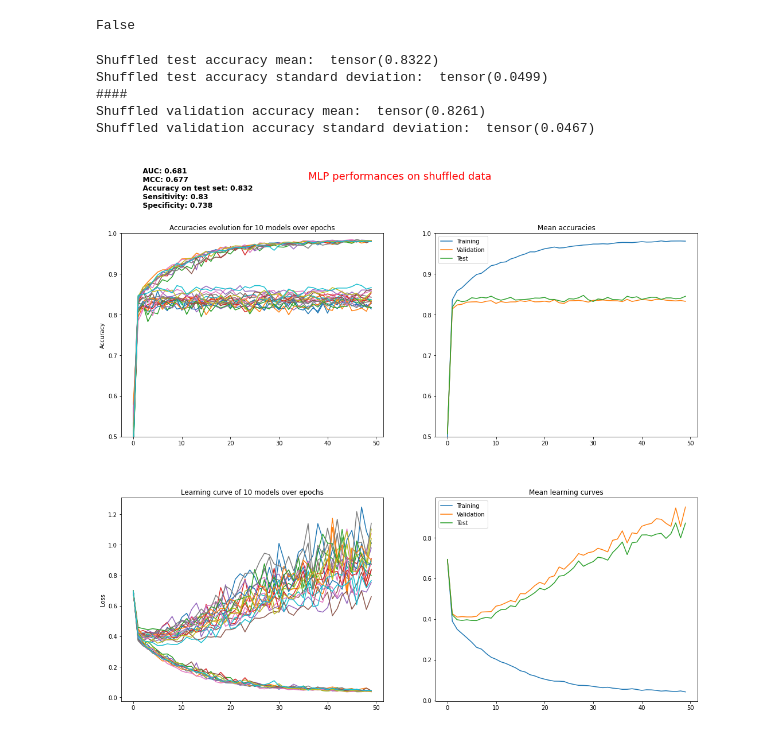
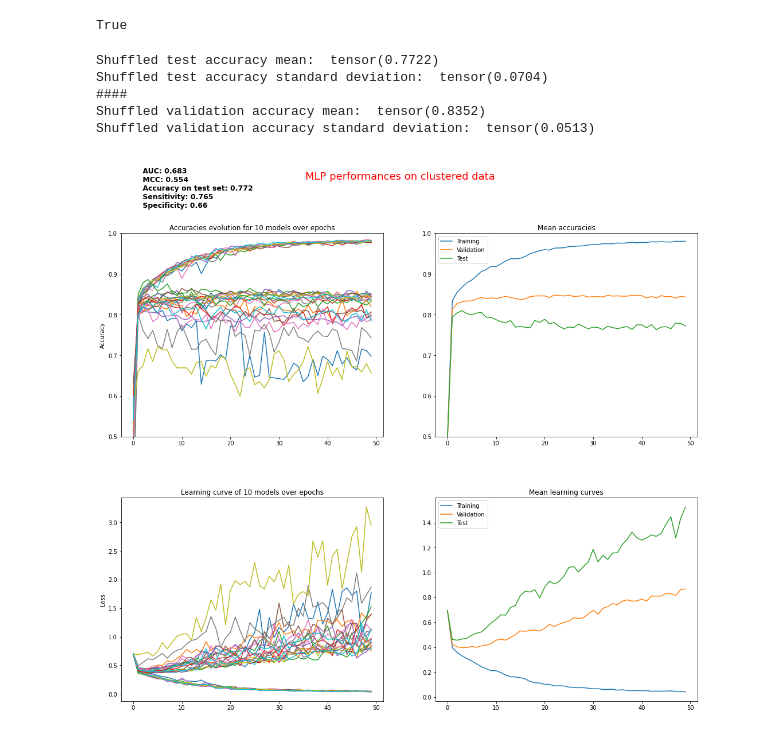
Before and after one commit to DeepRank/3D-Vac, a Jupyter notebook: src/5_train_models/explore_class_seq_xvalidation.ipynb, the cells around one changed output. Cells and saved outputs as stored; diff of their text form; code cells hidden in the pictures.

```diff
--- a/src/5_train_models/explore_class_seq_xvalidation.ipynb
+++ b/src/5_train_models/explore_class_seq_xvalidation.ipynb
@@ -84,7 +84,7 @@ aucs, mccs, \
 train_accuracies, valid_accuracies, test_accuracies, \
 train_tpr, valid_tpr, test_tpr, \
 train_tnr, valid_tnr, test_tnr, \
-train_losses, valid_losses, test_losses = get_metrics(models_path + model_names["shuffled"])
+train_losses, valid_losses, test_losses = get_metrics(models_path + model_names["clustered"])
 
 aucs = torch.tensor(aucs)
 mccs = torch.tensor(mccs)
@@ -105,11 +105,11 @@ train_losses = torch.permute(torch.tensor(train_losses), (1,0))
 valid_losses = torch.permute(torch.tensor(valid_losses), (1,0))
 test_losses = torch.permute(torch.tensor(test_losses), (1,0))
 # %% [output]
-False
+True
 # %%
 fig = plt.figure(figsize=(18,15))
 ((ax1, ax2), (ax3, ax4)) = fig.subplots(2, 2)
-fig.suptitle(f"MLP performances on shuffled data", color="red", fontsize=18)
+fig.suptitle(f"MLP performances on clustered data", color="red", fontsize=18)
 fig.text(
     0.15,1,
     f"\n AUC: {aucs.mean():.3} \n MCC: {mccs.mean():.3} \n \
@@ -133,36 +133,36 @@ ax2.plot(e, train_accuracies.mean(1))
 ax2.plot(e, valid_accuracies.mean(1))
 ax2.plot(e, test_accuracies.mean(1))
 ax2.set_title("Mean accuracies")
 ax2.legend(["Training", "Validation", "Test"])
 ax2.set_ylim(0.5,1)
 
 ax3.plot(e, train_losses)
 ax3.plot(e, valid_losses)
 ax3.plot(e, test_losses)
 ax3.set_ylabel("Loss")
 ax3.set_title("Learning curve of 10 models over epochs")
 
 ax4.plot(e, train_losses.mean(1))
 ax4.plot(e, valid_losses.mean(1))
 ax4.plot(e, test_losses.mean(1))
 ax4.set_title("Mean learning curves")
 ax4.legend(["Training", "Validation", "Test"])
 
 fig.subplots_adjust(
     wspace=.2,
     hspace=.3
 )
-fig.savefig("./shuffled_mlp_results.png", transparent=False, facecolor="white")
+fig.savefig("./clustered_mlp_results.png", transparent=False, facecolor="white")
 print("Shuffled test accuracy mean: ", test_accuracies.mean())
 print("Shuffled test accuracy standard deviation: ", test_accuracies.std())
 print("####")
 print("Shuffled validation accuracy mean: ", valid_accuracies.mean())
 print("Shuffled validation accuracy standard deviation: ", valid_accuracies.std())
 print()
 # %% [output]
-Shuffled test accuracy mean:  tensor(0.8322)
-Shuffled test accuracy standard deviation:  tensor(0.0499)
+Shuffled test accuracy mean:  tensor(0.7722)
+Shuffled test accuracy standard deviation:  tensor(0.0704)
 ####
-Shuffled validation accuracy mean:  tensor(0.8261)
-Shuffled validation accuracy standard deviation:  tensor(0.0467)
+Shuffled validation accuracy mean:  tensor(0.8352)
+Shuffled validation accuracy standard deviation:  tensor(0.0513)
-[figure, old version]
+[figure, new version]
```
Also changed, not shown: 1 other file.
